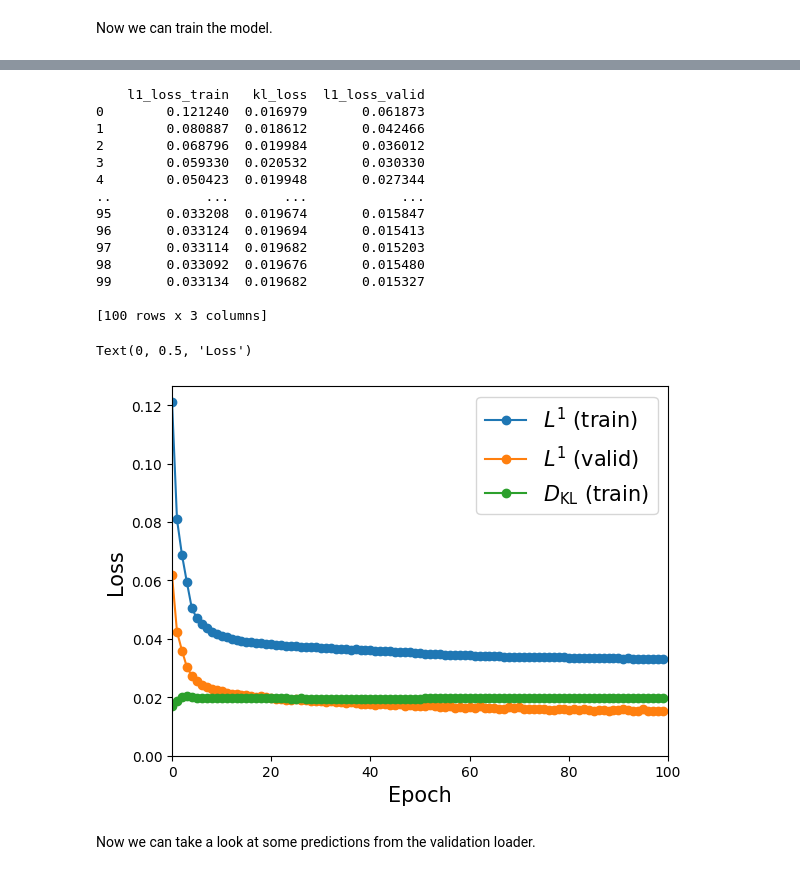
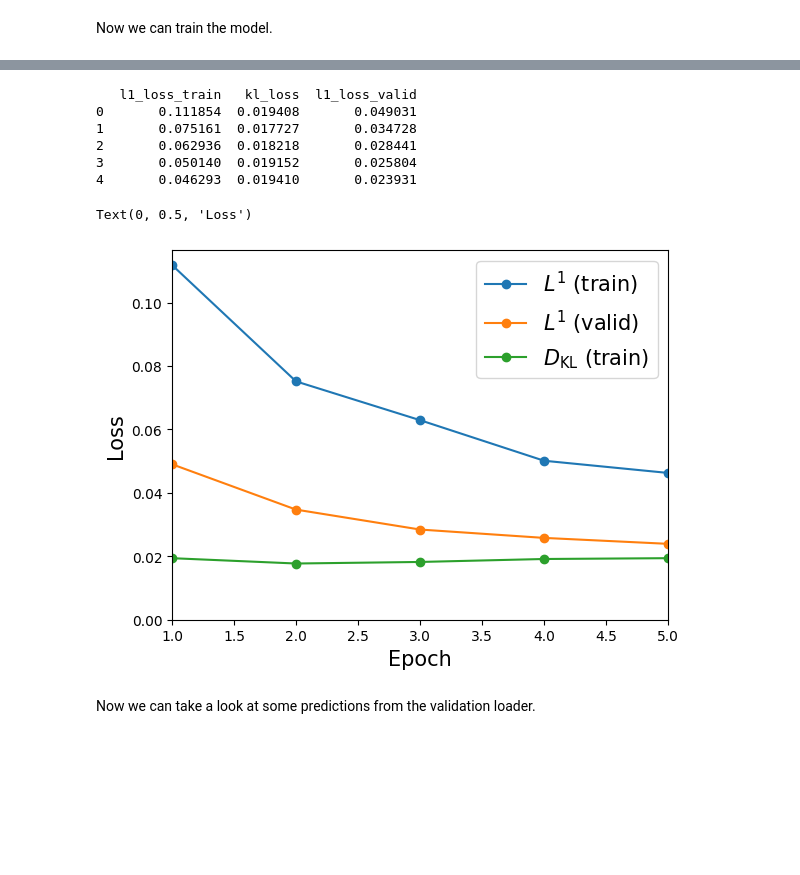
Before and after one commit to jdenholm/TorchTools, a Jupyter notebook: demos/variational_autoencoder_demo.ipynb, the cells around one changed output, grey strips where cells are left out. Saved outputs shown, nothing was run; the diff lists cells and outputs as text; code cells hidden in the pictures; blank space fills up the shorter version.

```diff
--- a/demos/variational_autoencoder_demo.ipynb
+++ b/demos/variational_autoencoder_demo.ipynb
@@ -62,9 +62,8 @@ model = VAE2d(
     in_chans=1,
     out_chans=1,
     start_features=16,
-    input_dims=(28, 28),
     num_layers=3,
-    max_down_feats=64,
+    # max_down_feats=64,
     min_up_feats=3,
     block_style="conv_res",
 ).to(DEVICE)
@@ -196,7 +195,7 @@ Now we can train the model.
 # %%
 from time import perf_counter
 
-epochs = 100
+epochs = 5
 
 train_metrics, valid_metrics = [], []
 
@@ -238,45 +225,42 @@ for epoch in range(epochs):
 # %%
 import matplotlib.pyplot as plt
 from pandas import DataFrame
+
+from numpy import linspace
+
 
 metrics = DataFrame(train_metrics).join(
     DataFrame(valid_metrics),
     lsuffix="_train",
     rsuffix="_valid",
 )
 
+x_vals = linspace(1, len(metrics), len(metrics))
+
 print(metrics)
 
 figure, axes = plt.subplots(1, 1)
-axes.plot(metrics["l1_loss_train"], "-o", label=r"$L^{1}$ (train)")
-axes.plot(metrics["l1_loss_valid"], "-o", label="$L^{1}$ (valid)")
-axes.plot(metrics["kl_loss"], "-o", label=r"$D_{\mathrm{KL}}$ (train)")
+axes.plot(x_vals, metrics["l1_loss_train"], "-o", label=r"$L^{1}$ (train)")
+axes.plot(x_vals, metrics["l1_loss_valid"], "-o", label="$L^{1}$ (valid)")
+axes.plot(x_vals, metrics["kl_loss"], "-o", label=r"$D_{\mathrm{KL}}$ (train)")
 
 
 axes.set_ylim(bottom=0.0)
-axes.set_xlim(left=0.0, right=epochs)
+axes.set_xlim(left=1.0, right=len(metrics))
 
 axes.legend(fontsize=15)
 
 axes.set_xlabel("Epoch", fontsize=15)
 axes.set_ylabel("Loss", fontsize=15)
 # %% [output]
-    l1_loss_train   kl_loss  l1_loss_valid
-0        0.121240  0.016979       0.061873
-1        0.080887  0.018612       0.042466
-2        0.068796  0.019984       0.036012
-3        0.059330  0.020532       0.030330
-4        0.050423  0.019948       0.027344
-..            ...       ...            ...
-95       0.033208  0.019674       0.015847
-96       0.033124  0.019694       0.015413
-97       0.033114  0.019682       0.015203
-98       0.033092  0.019676       0.015480
-99       0.033134  0.019682       0.015327
-
-[100 rows x 3 columns]
+   l1_loss_train   kl_loss  l1_loss_valid
+0       0.111854  0.019408       0.049031
+1       0.075161  0.017727       0.034728
+2       0.062936  0.018218       0.028441
+3       0.050140  0.019152       0.025804
+4       0.046293  0.019410       0.023931
 Text(0, 0.5, 'Loss')
-[figure, old version]
+[figure, new version]
 # %%
 for batch, target in valid_loader:
     break
```
Also changed, not shown: parts of 2 cells of this notebook.
